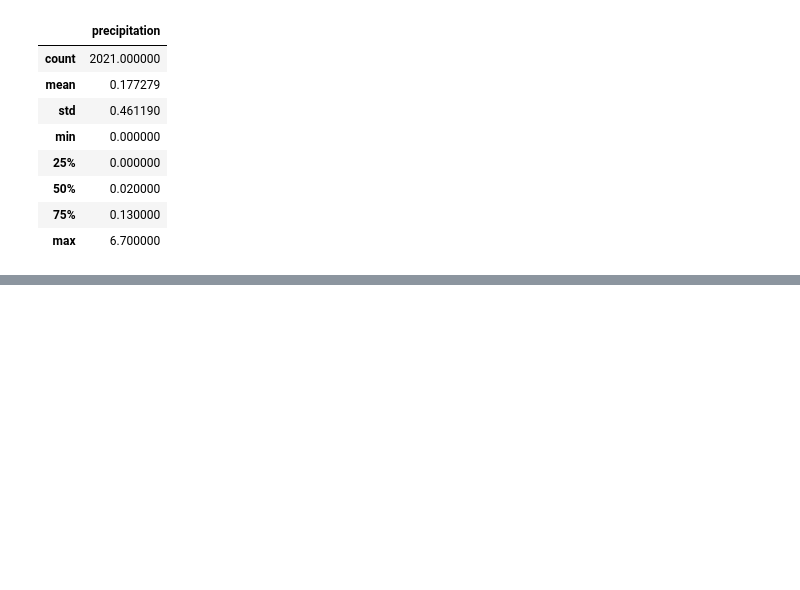
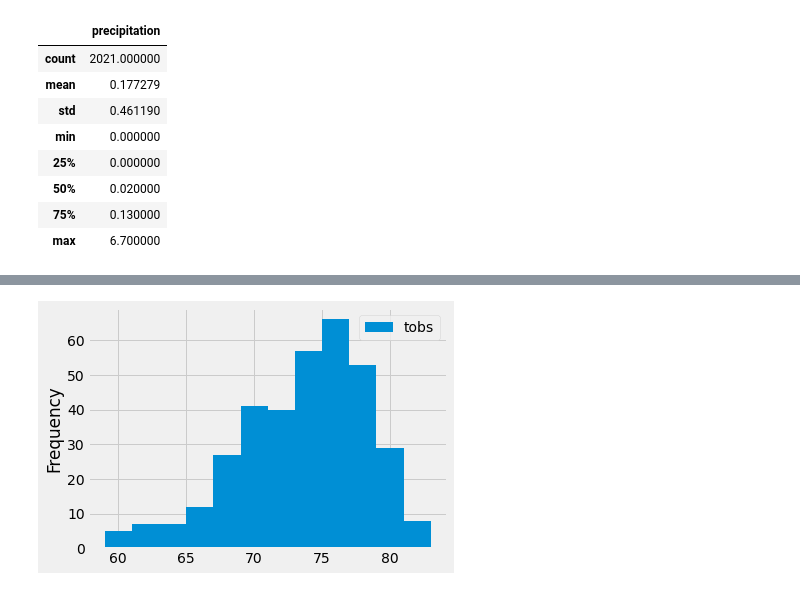
Before and after one commit to a-memme/surf_shop_analysis, a Jupyter notebook: climate_analysis.ipynb, the cells around one changed output, grey strips where cells are left out. Cells and saved outputs as stored; diff of their text form; code cells hidden in the pictures; blank space fills up the shorter version.

Commit message:
updating temperature analysis

```diff
--- a/climate_analysis.ipynb
+++ b/climate_analysis.ipynb
@@ -207,0 +235,8 @@ df.describe()
+# %%
+# Create a query for the column we're interested in (i.e temperature -- tobs)and all other paramaters
+
+results = session.query(Measurement.tobs).\
+filter(Measurement.station == 'USC00519281').\
+filter(Measurement.date >= prev_year).all()
+
+results
@@ -207,0 +261,4 @@ df.describe()
+# %%
+# Move into a Df
+df = pd.DataFrame(results, columns=['tobs'])
+df
@@ -207,0 +279,7 @@ df.describe()
+# %%
+# Plot into histogram
+# bins refers to each rectangular column in the plot as shown below
+df.plot.hist(bins=12)
+plt.tight_layout()
+# %% [output]
+[figure, added]
```
Also changed, not shown: parts of 5 cells of this notebook.
